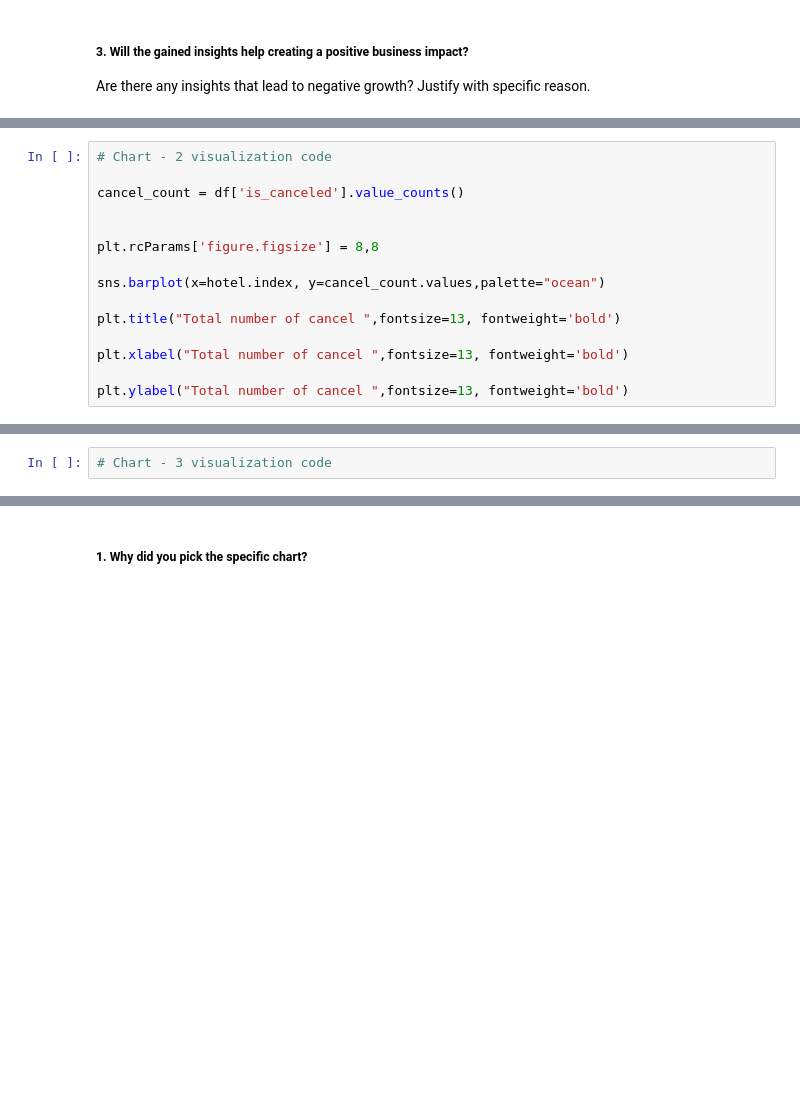
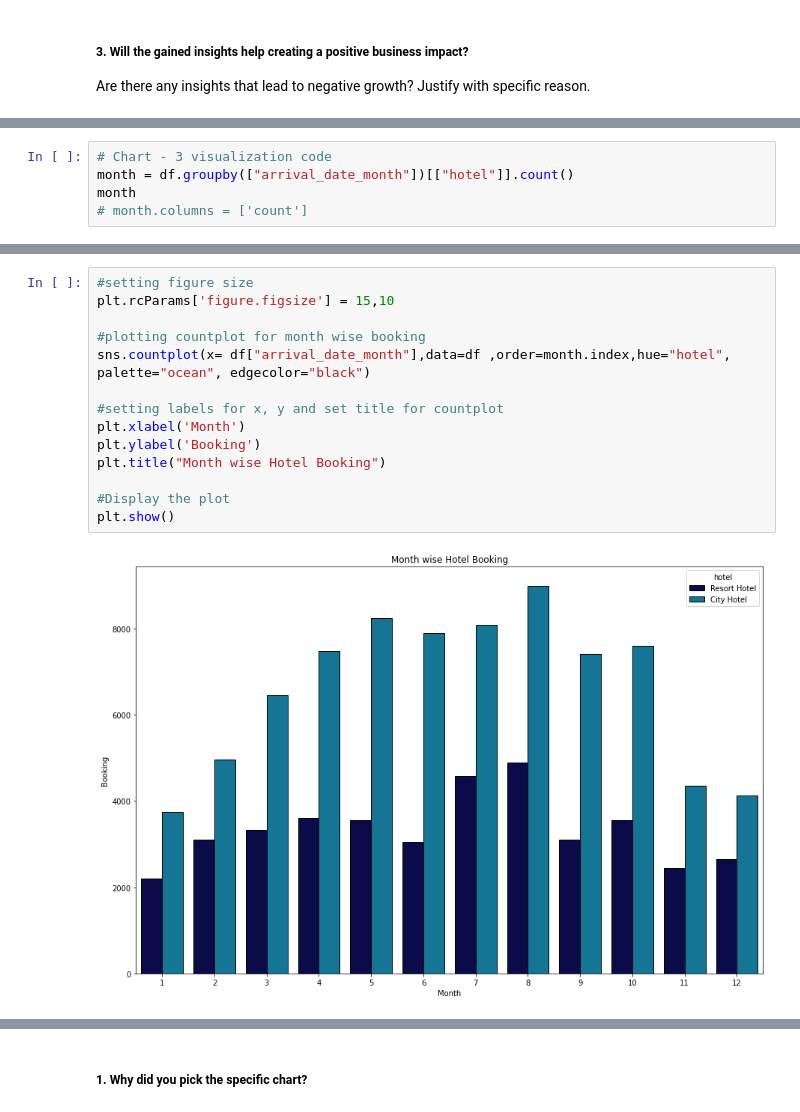
Before and after one commit to ansarshaikh95/EDA-Hotel-booking-analysis, a Jupyter notebook: EDA_Hotel_booking_Analysis.ipynb, the cells around one changed output, grey strips where cells are left out. Saved outputs shown, nothing was run; the diff lists cells and outputs as text; blank space fills up the shorter version.

```diff
--- a/EDA_Hotel_booking_Analysis.ipynb
+++ b/EDA_Hotel_booking_Analysis.ipynb
@@ -542,15 +585,0 @@ plt.show()
-# %%
-# Chart - 2 visualization code
-
-cancel_count = df['is_canceled'].value_counts()
-
-
-plt.rcParams['figure.figsize'] = 8,8
-
-sns.barplot(x=hotel.index, y=cancel_count.values,palette="ocean")
-
-plt.title("Total number of cancel ",fontsize=13, fontweight='bold')
-
-plt.xlabel("Total number of cancel ",fontsize=13, fontweight='bold')
-
-plt.ylabel("Total number of cancel ",fontsize=13, fontweight='bold')
@@ -575,2 +608,5 @@ Answer Here
 # %%
 # Chart - 3 visualization code
+month = df.groupby(["arrival_date_month"])[["hotel"]].count()
+month
+# month.columns = ['count']
@@ -576,0 +628,16 @@ Answer Here
+# %%
+#setting figure size
+plt.rcParams['figure.figsize'] = 15,10
+
+#plotting countplot for month wise booking
+sns.countplot(x= df["arrival_date_month"],data=df ,order=month.index,hue="hotel", palette="ocean", edgecolor="black")
+
+#setting labels for x, y and set title for countplot
+plt.xlabel('Month')
+plt.ylabel('Booking')
+plt.title("Month wise Hotel Booking")
+
+#Display the plot
+plt.show()
+# %% [output]
+[figure, added]
```
Also changed, not shown: parts of 54 cells of this notebook.
